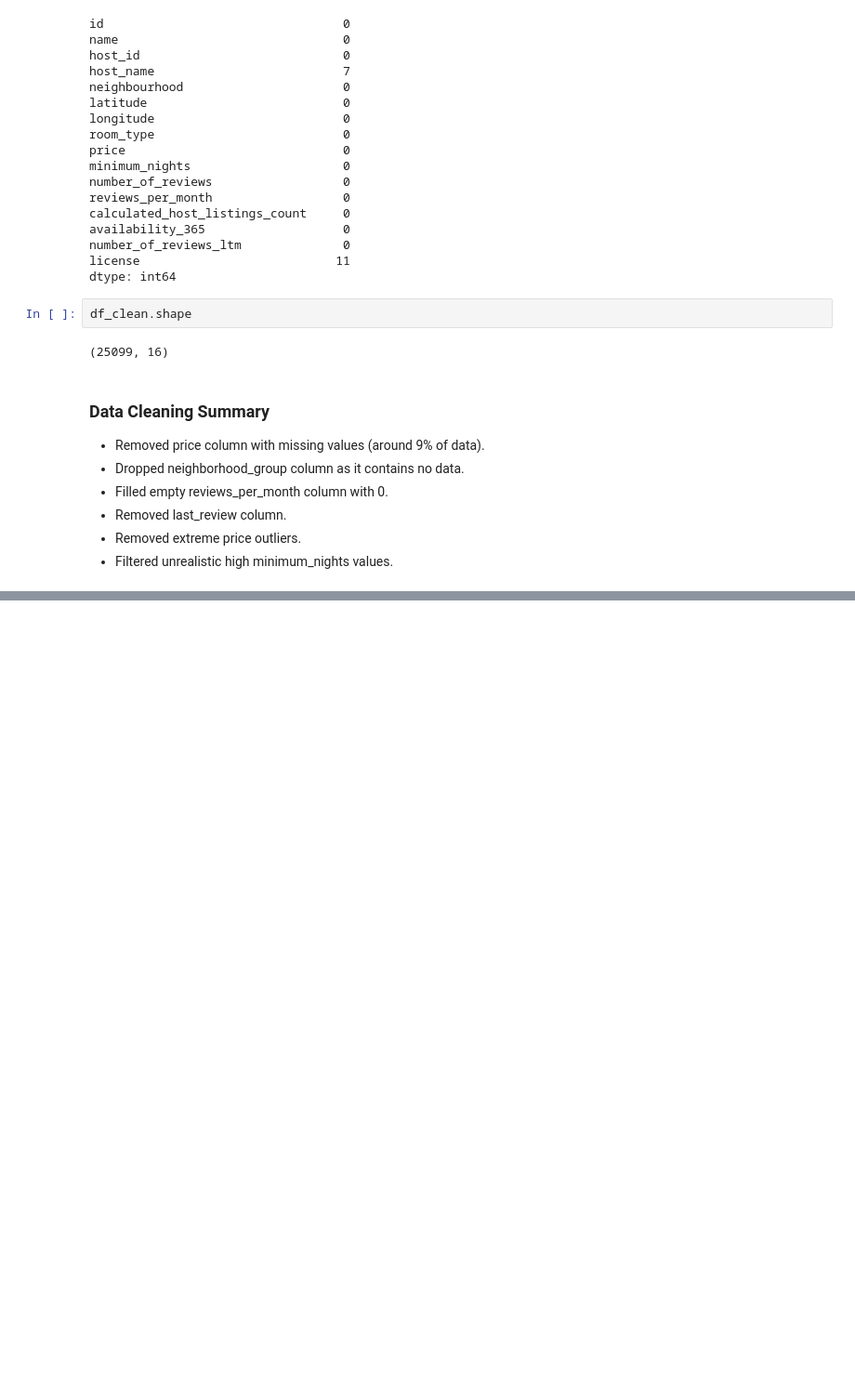
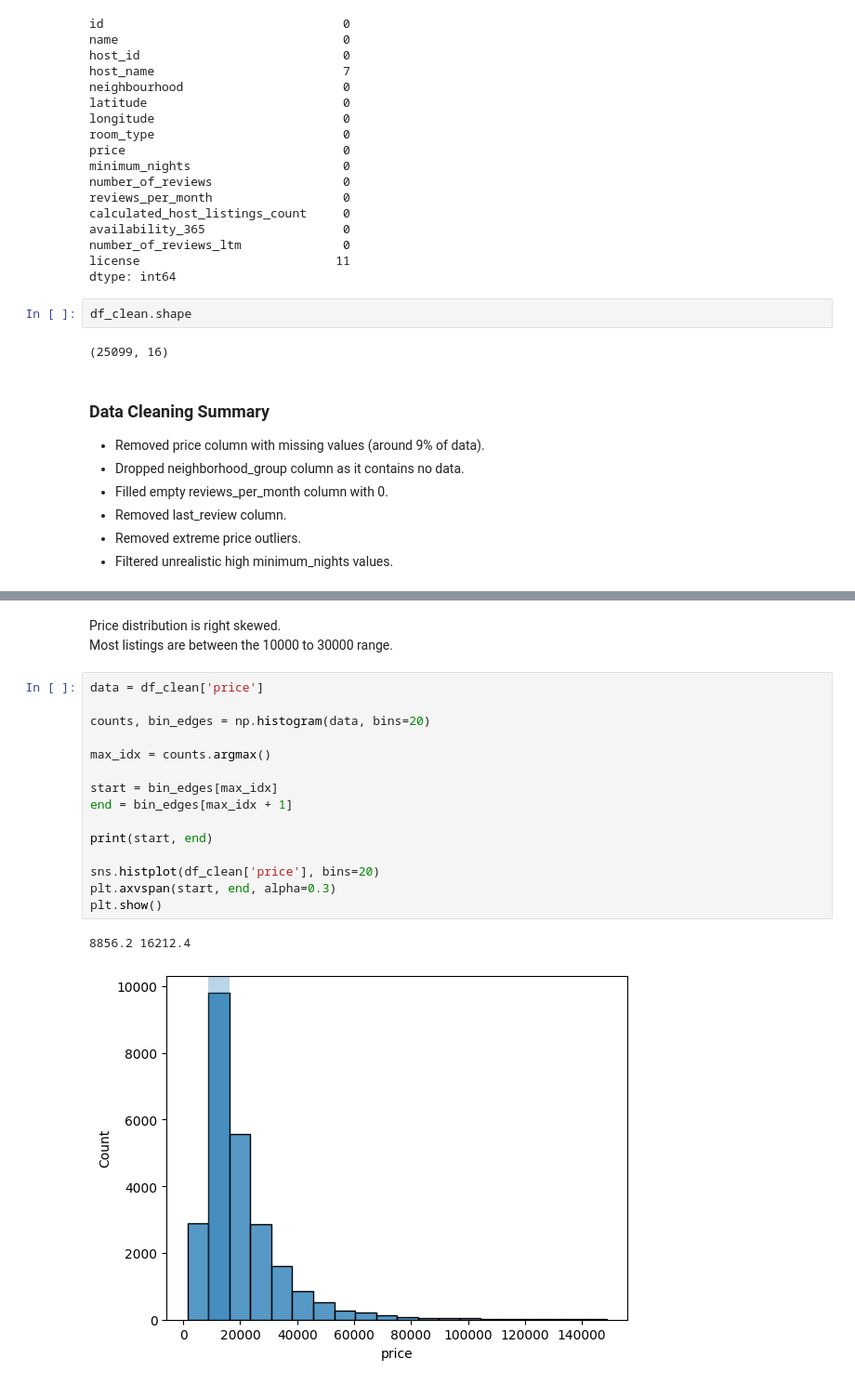
Before and after one commit to jasonandreasw/airbnb-eda, a Jupyter notebook: notebooks/airbnb_eda.ipynb, the cells around one changed output, grey strips where cells are left out. Shown at 93% size. Drawn from its saved outputs; the diff is of its cells as text; blank space fills up the shorter version.

```diff
--- a/notebooks/airbnb_eda.ipynb
+++ b/notebooks/airbnb_eda.ipynb
@@ -319,0 +330,21 @@ df_clean.shape
+# %% [markdown]
+Price distribution is right skewed.\
+Most listings are between the 10000 to 30000 range.
+# %%
+data = df_clean['price']
+
+counts, bin_edges = np.histogram(data, bins=20)
+
+max_idx = counts.argmax()
+
+start = bin_edges[max_idx]
+end = bin_edges[max_idx + 1]
+
+print(start, end)
+
+sns.histplot(df_clean['price'], bins=20)
+plt.axvspan(start, end, alpha=0.3)
+plt.show()
+# %% [output]
+8856.2 16212.4
+[figure, added]
```
Also changed, not shown: parts of 22 cells of this notebook.
